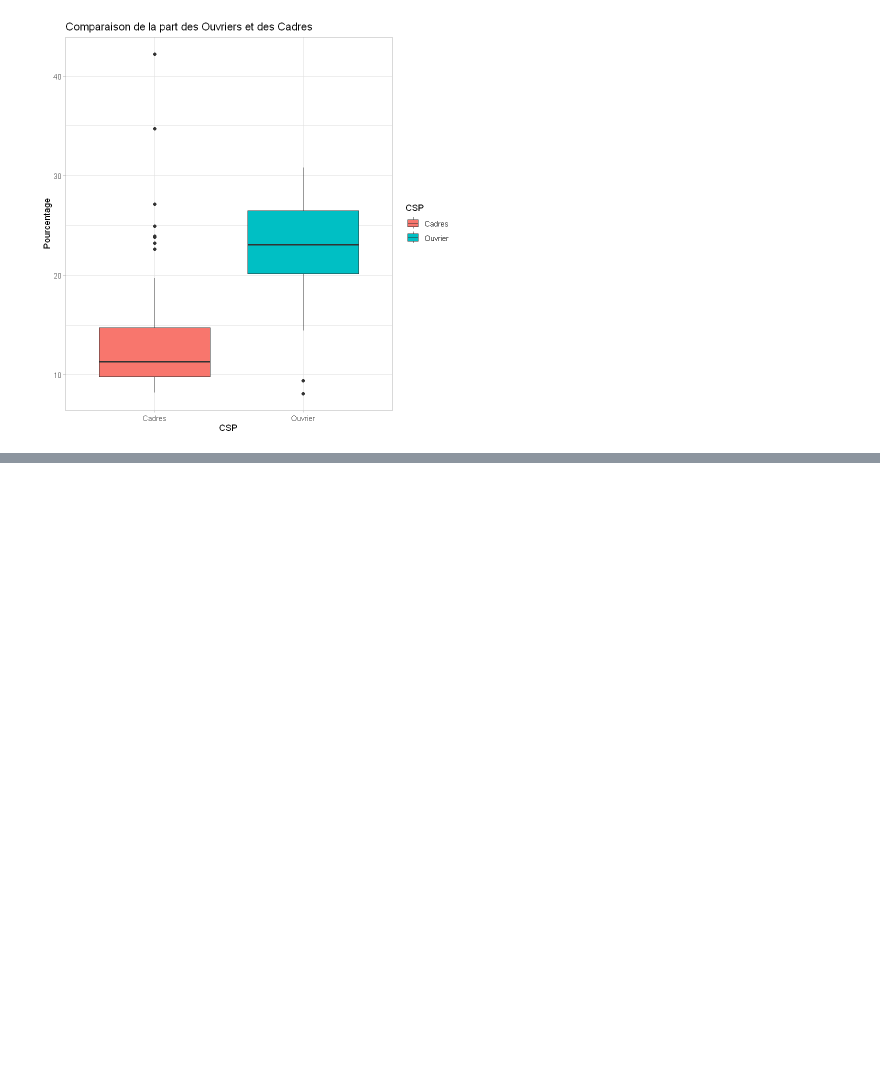
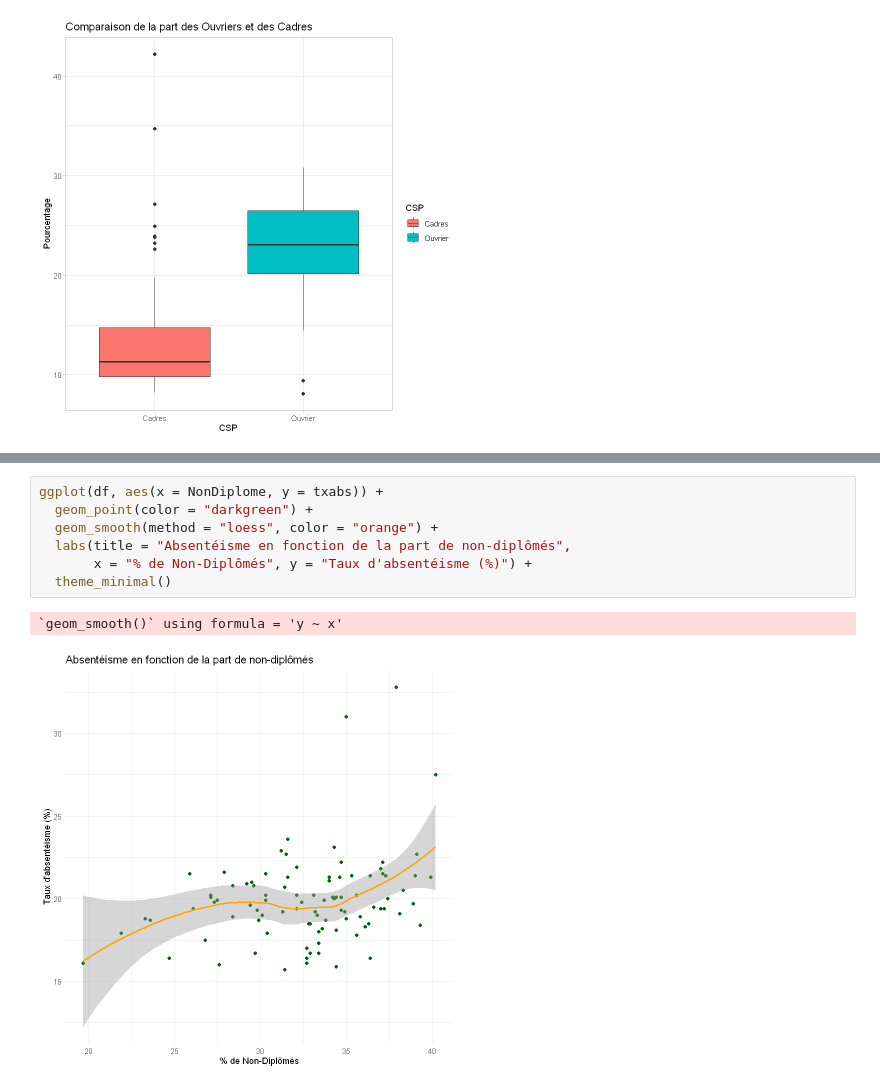
Before and after one commit to helio-aubrun/demos, a Jupyter notebook: r.ipynb, the cells around one changed output, grey strips where cells are left out. Drawn from its saved outputs; the diff is of its cells as text; blank space fills up the shorter version.

```diff
--- a/r.ipynb
+++ b/r.ipynb
@@ -56,0 +69,10 @@ ggplot(df_csp, aes(x = CSP, y = Pourcentage, fill = CSP)) +
+# %%
+ggplot(df, aes(x = NonDiplome, y = txabs)) +
+  geom_point(color = "darkgreen") +
+  geom_smooth(method = "loess", color = "orange") +
+  labs(title = "Absentéisme en fonction de la part de non-diplômés",
+       x = "% de Non-Diplômés", y = "Taux d'absentéisme (%)") +
+  theme_minimal()
+# %% [output]
+`geom_smooth()` using formula = 'y ~ x'
+[figure, added]
```
Also changed, not shown: parts of 3 cells of this notebook.
